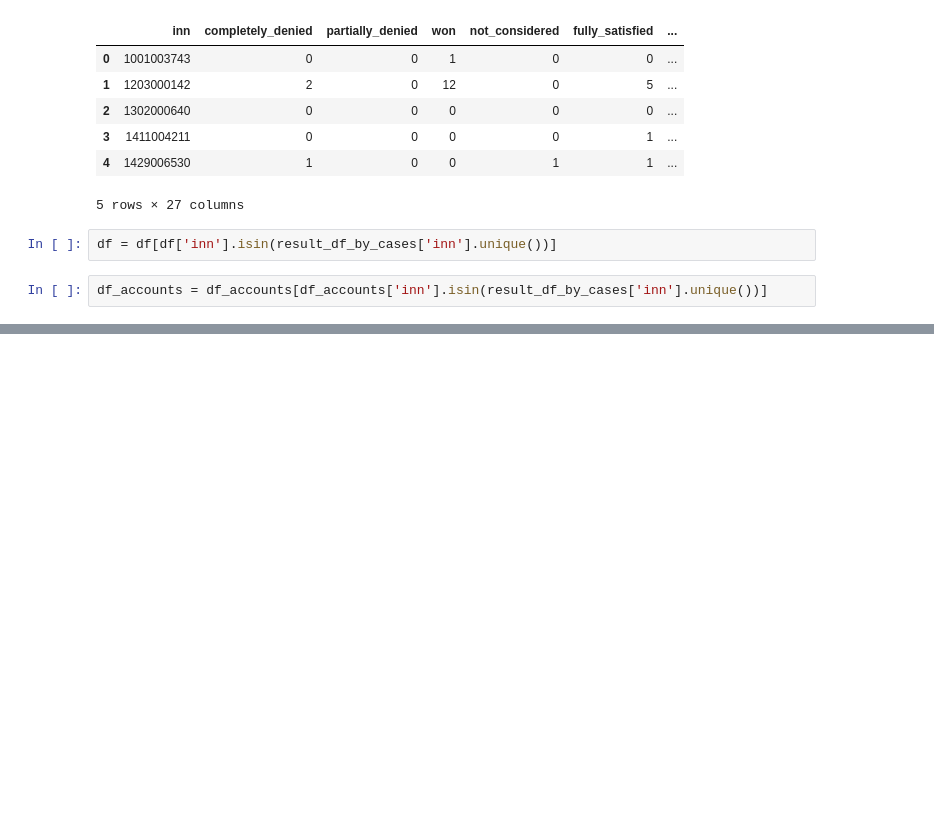
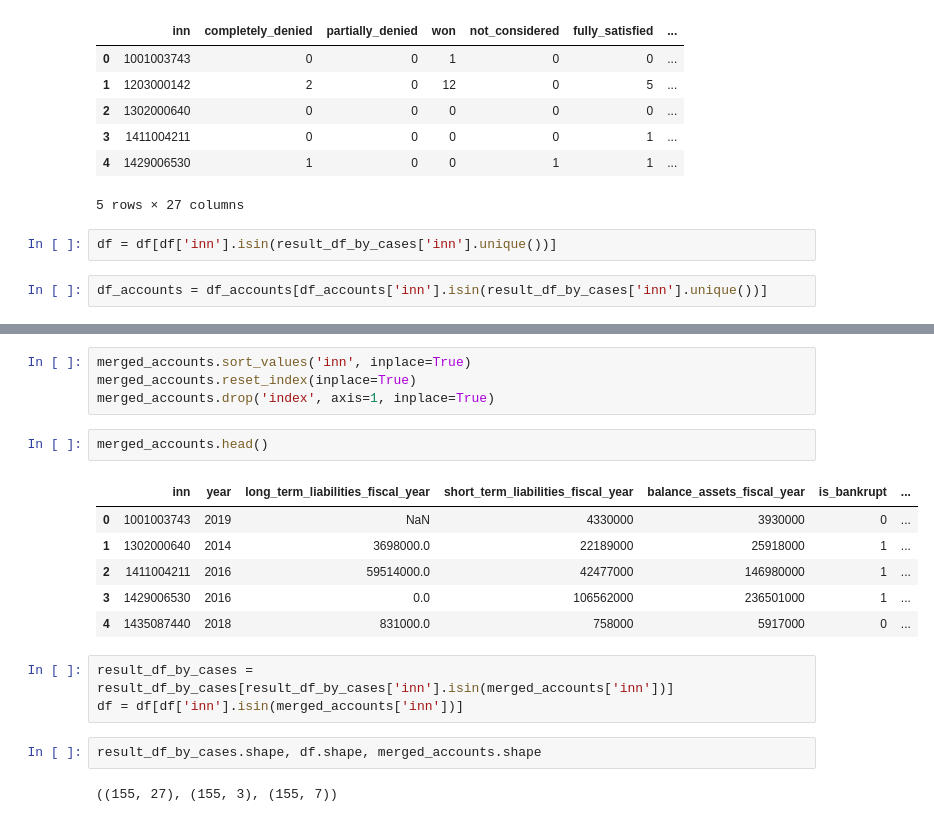
Before and after one commit to nidemidovich/bankruptcy_prediction, a Jupyter notebook: notebook.ipynb, the cells around one changed output, grey strips where cells are left out. Cells and saved outputs as stored; diff of their text form; blank space fills up the shorter version.

```diff
--- a/notebook.ipynb
+++ b/notebook.ipynb
@@ -267,0 +331,20 @@ df_accounts = df_accounts[df_accounts['inn'].isin(result_df_by_cases['inn'].uniq
+# %%
+merged_accounts.sort_values('inn', inplace=True)
+merged_accounts.reset_index(inplace=True)
+merged_accounts.drop('index', axis=1, inplace=True)
+# %%
+merged_accounts.head()
+# %% [output]
+|  | inn | year | long_term_liabilities_fiscal_year | short_term_liabilities_fiscal_year | balance_assets_fiscal_year | is_bankrupt | ... |
+| 0 | 1001003743 | 2019 | NaN | 4330000 | 3930000 | 0 | ... |
+| 1 | 1302000640 | 2014 | 3698000.0 | 22189000 | 25918000 | 1 | ... |
+| 2 | 1411004211 | 2016 | 59514000.0 | 42477000 | 146980000 | 1 | ... |
+| 3 | 1429006530 | 2016 | 0.0 | 106562000 | 236501000 | 1 | ... |
+| 4 | 1435087440 | 2018 | 831000.0 | 758000 | 5917000 | 0 | ... |
+# %%
+result_df_by_cases = result_df_by_cases[result_df_by_cases['inn'].isin(merged_accounts['inn'])]
+df = df[df['inn'].isin(merged_accounts['inn'])]
+# %%
+result_df_by_cases.shape, df.shape, merged_accounts.shape
+# %% [output]
+((155, 27), (155, 3), (155, 7))
```
Also changed, not shown: parts of 9 cells of this notebook.
